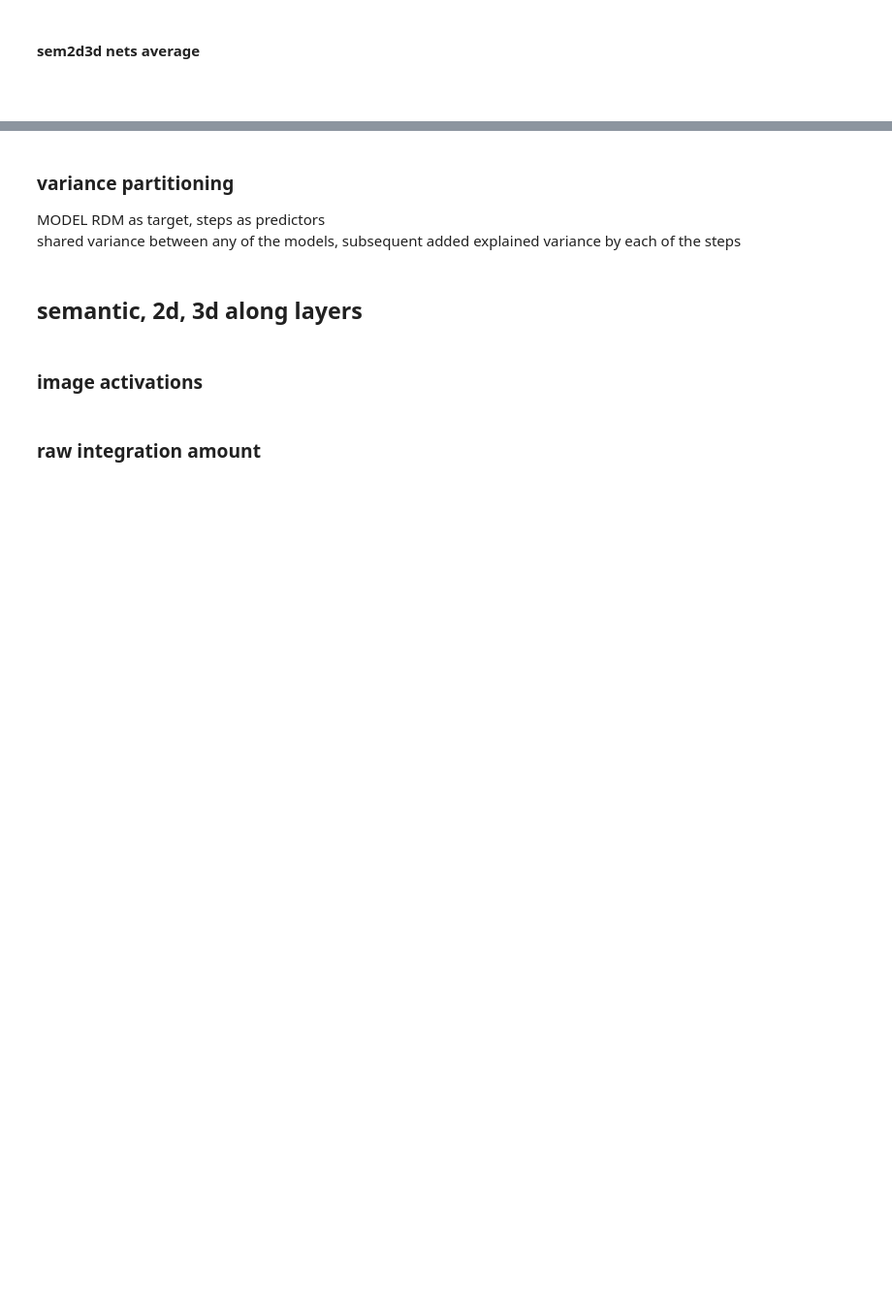
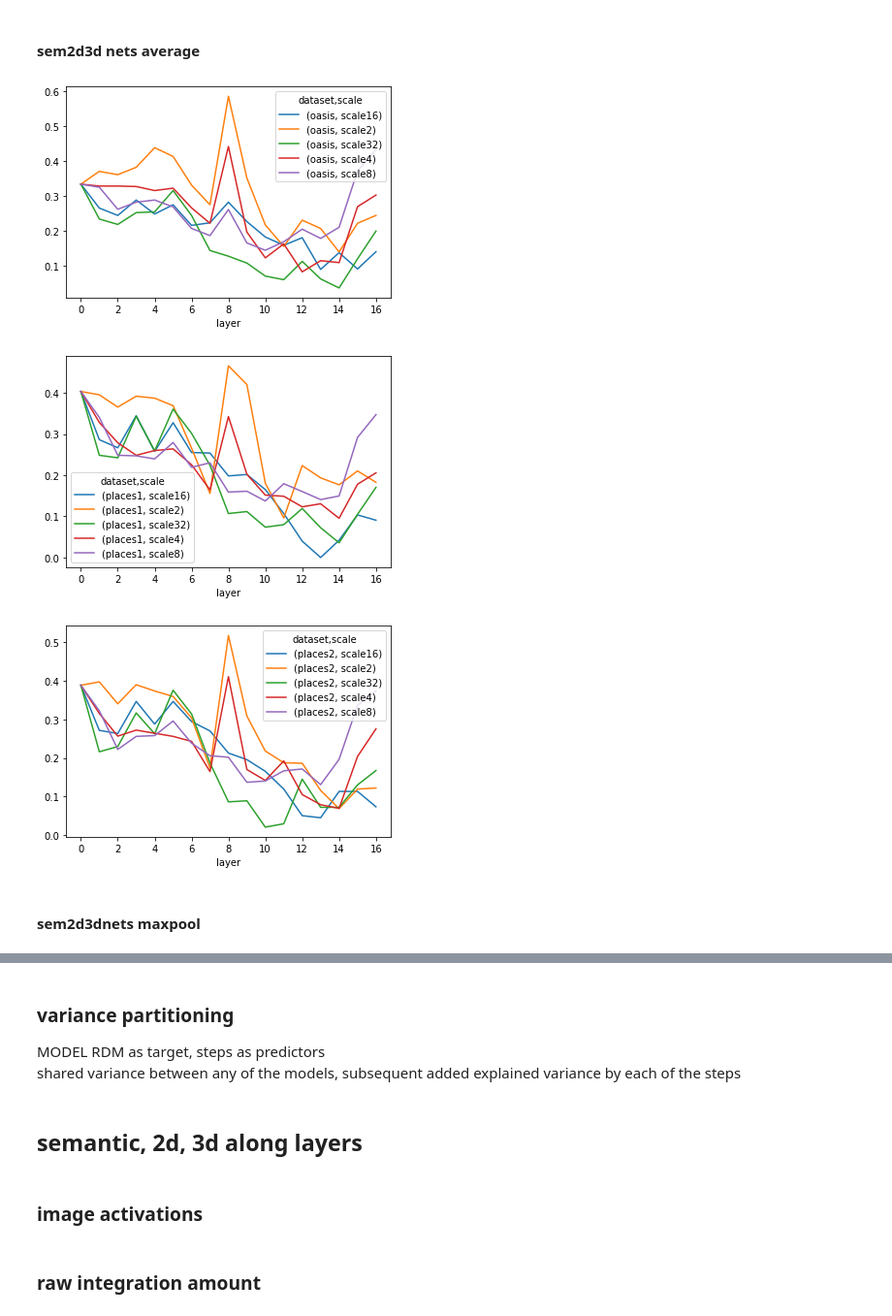
Before and after one commit to toniklenk/analysis-taskonomy, a Jupyter notebook: scripts/factors analysis.ipynb, the cells around one changed output, grey strips where cells are left out. Shown at 97% size. Drawn from its saved outputs; the diff is of its cells as text; code cells hidden in the pictures; blank space fills up the shorter version.

```diff
--- a/scripts/factors analysis.ipynb
+++ b/scripts/factors analysis.ipynb
@@ -220,7 +278,2 @@ correlations_with_model = (
-# %%
-correlations_with_model = correlations_with_model.assign(
-    correlation=correlations_with_model[0].transform(lambda x: x[0]),
-    pvalue=correlations_with_model[0].transform(lambda x: x[0]),
-).drop(0, axis=1)
 # %% [markdown]
 ### plots
@@ -235,4 +290,15 @@ pl = correlations_with_model.unstack("layer").correlation.groupby("dataset").app
 # %% [markdown]
 #### sem2d3d nets average
+# %%
+pl = (
+    correlations_with_model.loc[(slice(None), slice(None), slice(None))]
+    .unstack("layer")
+    .correlation.groupby("dataset")
+    .apply(lambda x: x.T.plot(subplots=False))
+)
+# %% [output]
+[figure, added]
+[figure, added]
+[figure, added]
 # %% [markdown]
-###
+#### sem2d3dnets maxpool
```
Also changed, not shown: parts of 35 cells of this notebook, 7 other files.
